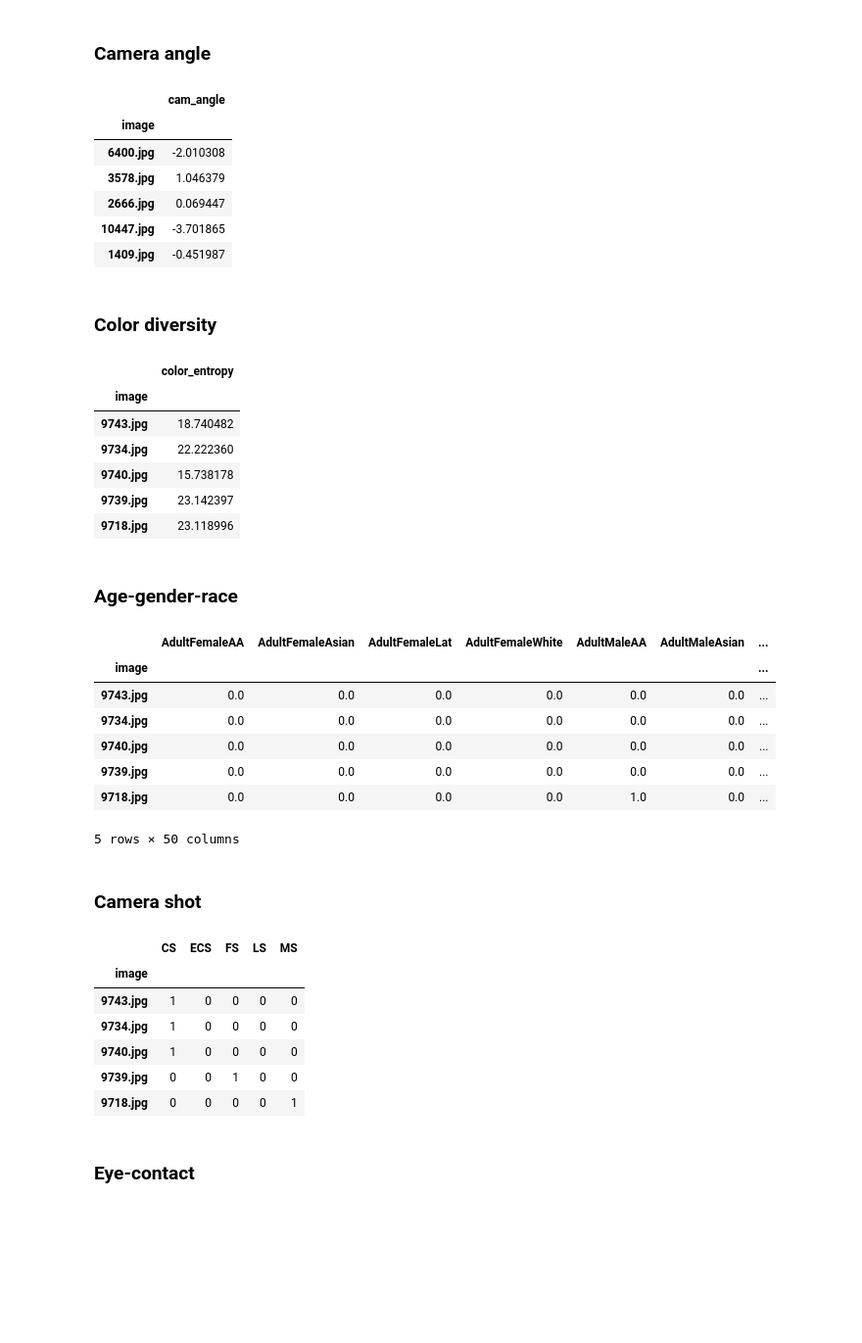
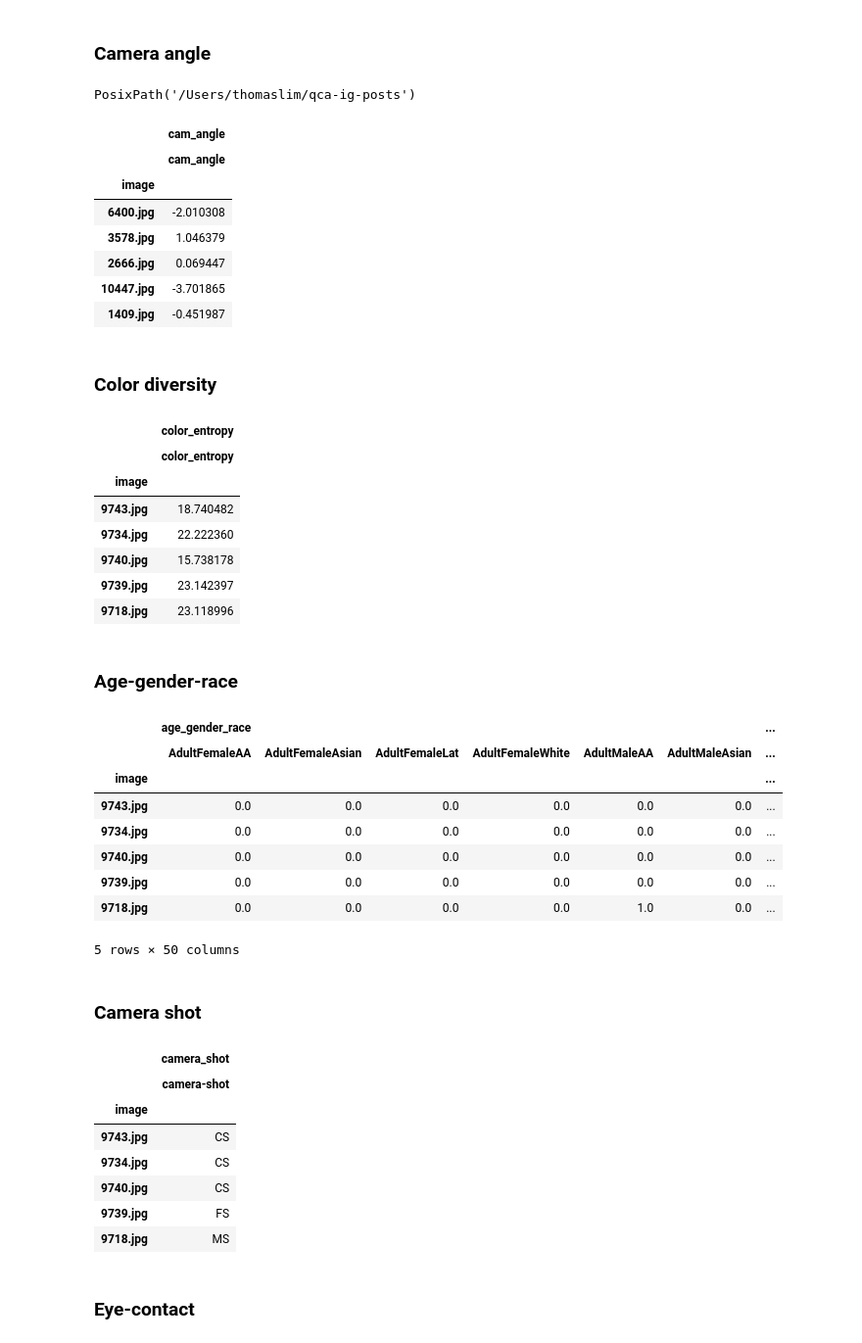
Before and after one commit to thomaslim6793/qca-ig-posts, a Jupyter notebook: predictions/all_preds.ipynb, the cells around one changed output. Shown: that part at 98% size. Drawn from its saved outputs; the diff is of its cells as text; code cells hidden in the pictures; blank space fills up the shorter version.

```diff
--- a/predictions/vectorize_predictions.ipynb
+++ b/predictions/all_preds.ipynb
@@ -9,14 +10,19 @@ predictions_dict = {}
+# %%
+path.resolve()
+# %% [output]
+PosixPath('/Users/thomaslim/qca-ig-posts')
 # %%
-df_cam_angle = pd.read_csv('/Users/thomaslim/qca-ig-posts/image-content-features/classification/camera-angle/image_201509_onlyrefugee_cam_angle.csv')
+df_cam_angle = pd.read_csv(path/'image-content-features/classification/camera-angle/image_201509_onlyrefugee_cam_angle.csv')
 # change index and column name
 df_cam_angle.set_index('image', inplace=True)
 df_cam_angle.drop('Unnamed: 0', axis=1, inplace=True)
 df_cam_angle.columns = ['cam_angle']
-
 # Perform regex on image name to get image id e.g. /Users/thomaslim/data/image_201509_onlyrefugee/6400.jpg -> 6400.jpg
 df_cam_angle.index = df_cam_angle.index.str.extract('(\d+\.jpg)', expand=False)
+df_cam_angle.columns = pd.MultiIndex.from_tuples([('cam_angle', col) for col in df_cam_angle.columns])
 df_cam_angle.head()
 # %% [output]
+|  | cam_angle |
 |  | cam_angle |
 | image |  |
 | 6400.jpg | -2.010308 |
@@ -29,13 +33,15 @@ predictions_dict['camera_angle'] = df_cam_angle
 # %% [markdown]
 ### Color diversity
 # %%
-df_color_diversity = pd.read_csv('/Users/thomaslim/qca-ig-posts/image-content-features/classification/color-diversity/color_entropy.csv')
+df_color_diversity = pd.read_csv(path/'image-content-features/classification/color-diversity/color_entropy.csv')
 df_color_diversity.set_index('Unnamed: 0', inplace=True)
 df_color_diversity.rename_axis('image', axis=0,inplace=True)
 
 df_color_diversity.index = df_color_diversity.index.str.extract('(\d+\.jpg)', expand=False)
+df_color_diversity.columns = pd.MultiIndex.from_tuples([('color_entropy', col) for col in df_color_diversity.columns])
 df_color_diversity.head()
 # %% [output]
+|  | color_entropy |
 |  | color_entropy |
 | image |  |
 | 9743.jpg | 18.740482 |
@@ -48,13 +52,15 @@ predictions_dict['color_diversity'] = df_color_diversity
 # %% [markdown]
 ### Age-gender-race
 # %%
-df_age_gender_race = pd.read_csv('/Users/thomaslim/qca-ig-posts/image-content-features/object-detection/age_gender_race/image_201509_onlyrefugee_age_gender_race.csv')
+df_age_gender_race = pd.read_csv(path/'image-content-features/object-detection/age_gender_race/image_201509_onlyrefugee_age_gender_race.csv')
 df_age_gender_race.set_index('Unnamed: 0', inplace=True)
 df_age_gender_race.rename_axis('image', axis=0,inplace=True)
 
 df_age_gender_race.index = df_age_gender_race.index.str.extract('(\d+\.jpg)', expand=False)
+df_age_gender_race.columns = pd.MultiIndex.from_tuples([('age_gender_race', col) for col in df_age_gender_race.columns])
 df_age_gender_race.head()
 # %% [output]
+|  | age_gender_race |  |  |  |  |  | ... |
 |  | AdultFemaleAA | AdultFemaleAsian | AdultFemaleLat | AdultFemaleWhite | AdultMaleAA | AdultMaleAsian | ... |
 | image |  |  |  |  |  |  | ... |
 | 9743.jpg | 0.0 | 0.0 | 0.0 | 0.0 | 0.0 | 0.0 | ... |
@@ -70,17 +74,20 @@ predictions_dict['age_gender_race'] = df_age_gender_race
 # %%
 df_camera_shot = pd.read_csv('/Users/thomaslim/qca-ig-posts/image-content-features/object-detection/camera-shot/image_201509_onlyrefugee_camera_shot.csv')
 df_camera_shot.set_index('Unnamed: 0', inplace=True)
 df_camera_shot.rename_axis('image', axis=0,inplace=True)
 # For each row, find the column which has the highest value and set that value to 1 and rest to 0
 df_camera_shot = df_camera_shot.eq(df_camera_shot.max(1), axis=0).astype(int)
 
 df_camera_shot.index = df_camera_shot.index.str.extract('(\d+\.jpg)', expand=False)
+df_camera_shot=df_camera_shot.idxmax(axis=1).to_frame().rename({0: 'camera-shot'}, axis=1)
+df_camera_shot.columns = pd.MultiIndex.from_tuples([('camera_shot', col) for col in df_camera_shot.columns])
 df_camera_shot.head()
 # %% [output]
-|  | CS | ECS | FS | LS | MS |
-| image |  |  |  |  |  |
-| 9743.jpg | 1 | 0 | 0 | 0 | 0 |
-| 9734.jpg | 1 | 0 | 0 | 0 | 0 |
-| 9740.jpg | 1 | 0 | 0 | 0 | 0 |
-| 9739.jpg | 0 | 0 | 1 | 0 | 0 |
-| 9718.jpg | 0 | 0 | 0 | 0 | 1 |
+|  | camera_shot |
+|  | camera-shot |
+| image |  |
+| 9743.jpg | CS |
+| 9734.jpg | CS |
+| 9740.jpg | CS |
+| 9739.jpg | FS |
+| 9718.jpg | MS |
```
Also changed, not shown: parts of 30 cells of this notebook, 2 other files.
